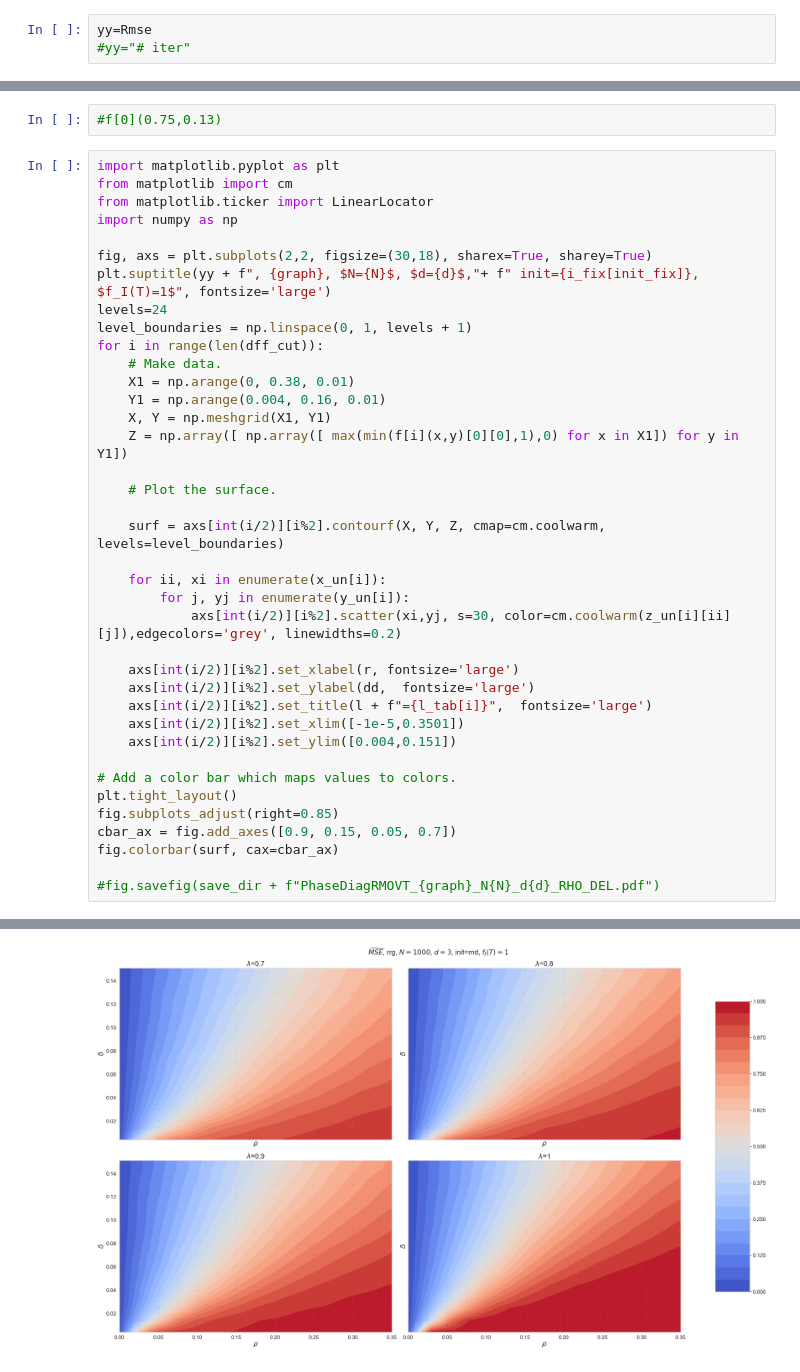
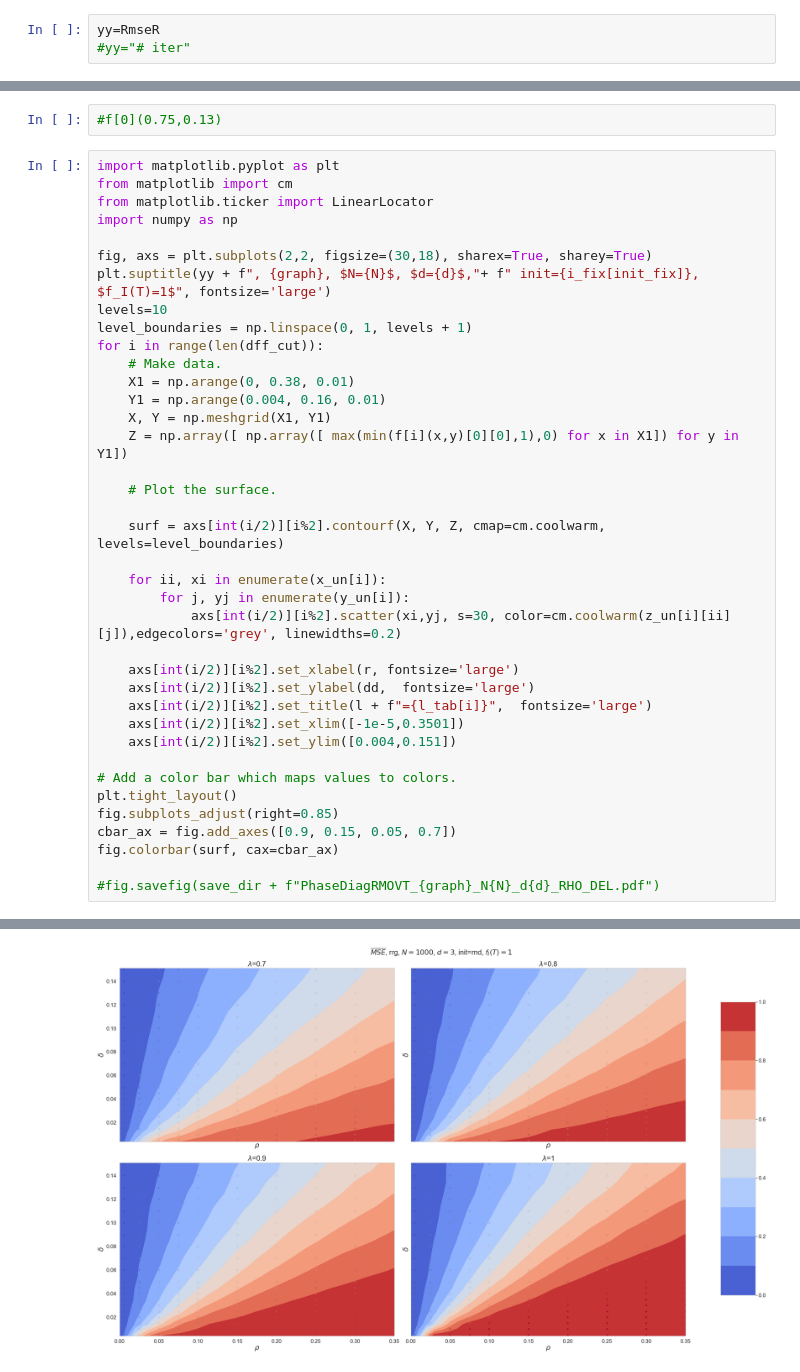
Before and after one commit to SPOC-group/bpepi, a Jupyter notebook: bpepi/Analysis.ipynb, the cells around one changed output, grey strips where cells are left out. Cells and saved outputs as stored; diff of their text form.

Commit message:
Added some plots

```diff
--- a/bpepi/Analysis.ipynb
+++ b/bpepi/Analysis.ipynb
@@ -133,7 +133,7 @@ plt.tight_layout()
 #data_frame[data_frame["# iter"]==2000].iloc[:20,:13]
 df = data_frame[data_frame[dd]!=0.001]
 # %%
-yy=Rmse
+yy=RmseR
 #yy="# iter"
 # %%
 init_tab = ["rnd","inf"]
@@ -210,36 +210,36 @@ import numpy as np
 
 fig, axs = plt.subplots(2,2, figsize=(30,18), sharex=True, sharey=True)
 plt.suptitle(yy + f", {graph}, $N={N}$, $d={d}$,"+ f" init={i_fix[init_fix]}, $f_I(T)=1$", fontsize='large')
-levels=24
+levels=10
 level_boundaries = np.linspace(0, 1, levels + 1)
 for i in range(len(dff_cut)):
     # Make data.
     X1 = np.arange(0, 0.38, 0.01)
     Y1 = np.arange(0.004, 0.16, 0.01)
     X, Y = np.meshgrid(X1, Y1)
     Z = np.array([ np.array([ max(min(f[i](x,y)[0][0],1),0) for x in X1]) for y in Y1])
 
     # Plot the surface.
 
     surf = axs[int(i/2)][i%2].contourf(X, Y, Z, cmap=cm.coolwarm, levels=level_boundaries)
 
     for ii, xi in enumerate(x_un[i]):
         for j, yj in enumerate(y_un[i]):
             axs[int(i/2)][i%2].scatter(xi,yj, s=30, color=cm.coolwarm(z_un[i][ii][j]),edgecolors='grey', linewidths=0.2)
 
     axs[int(i/2)][i%2].set_xlabel(r, fontsize='large')
     axs[int(i/2)][i%2].set_ylabel(dd,  fontsize='large')
     axs[int(i/2)][i%2].set_title(l + f"={l_tab[i]}",  fontsize='large')
     axs[int(i/2)][i%2].set_xlim([-1e-5,0.3501])
     axs[int(i/2)][i%2].set_ylim([0.004,0.151])
 
 # Add a color bar which maps values to colors.
 plt.tight_layout()
 fig.subplots_adjust(right=0.85)
 cbar_ax = fig.add_axes([0.9, 0.15, 0.05, 0.7])
 fig.colorbar(surf, cax=cbar_ax)
 
 #fig.savefig(save_dir + f"PhaseDiagRMOVT_{graph}_N{N}_d{d}_RHO_DEL.pdf")
 # %% [output]
 <matplotlib.colorbar.Colorbar at 0x...>
-[figure, old version]
+[figure, new version]
```
Also changed, not shown: parts of 1 cell of this notebook, 34 other files.
